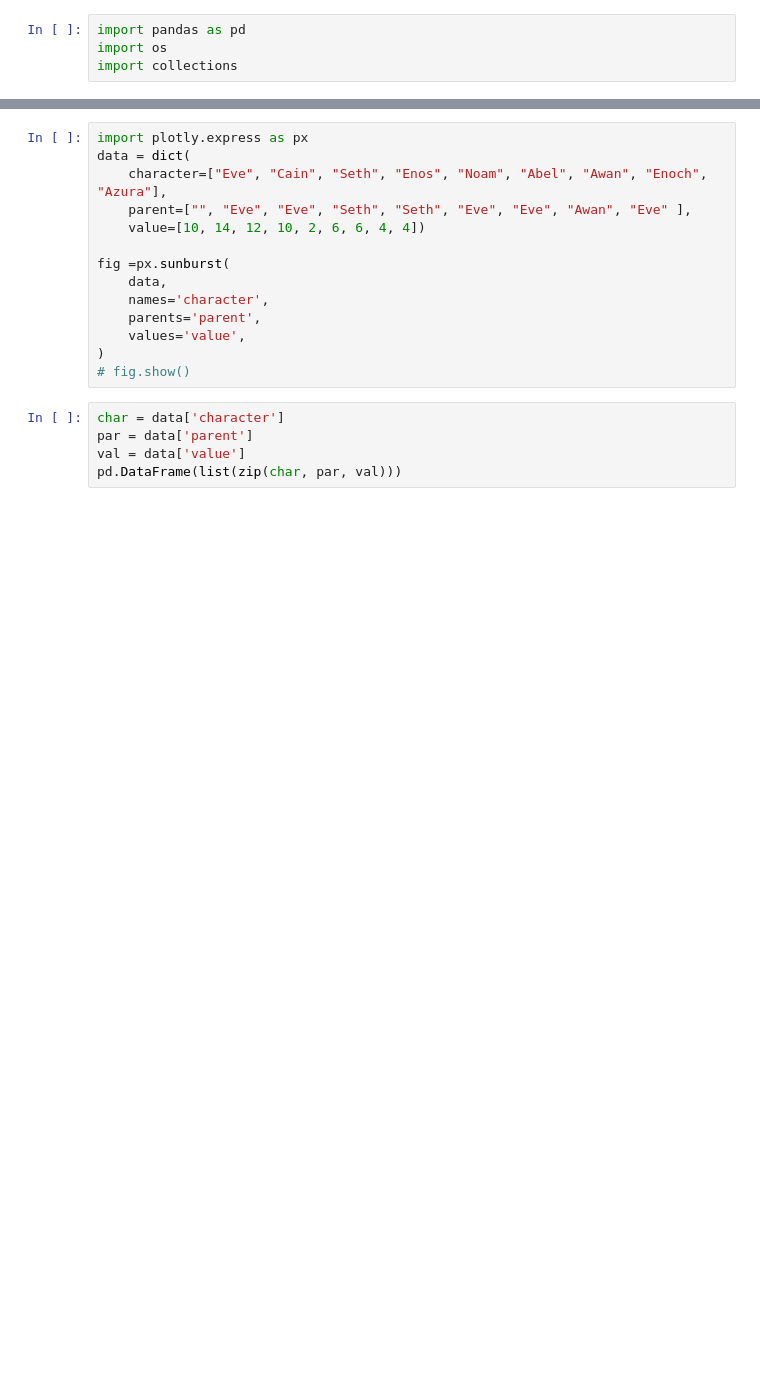
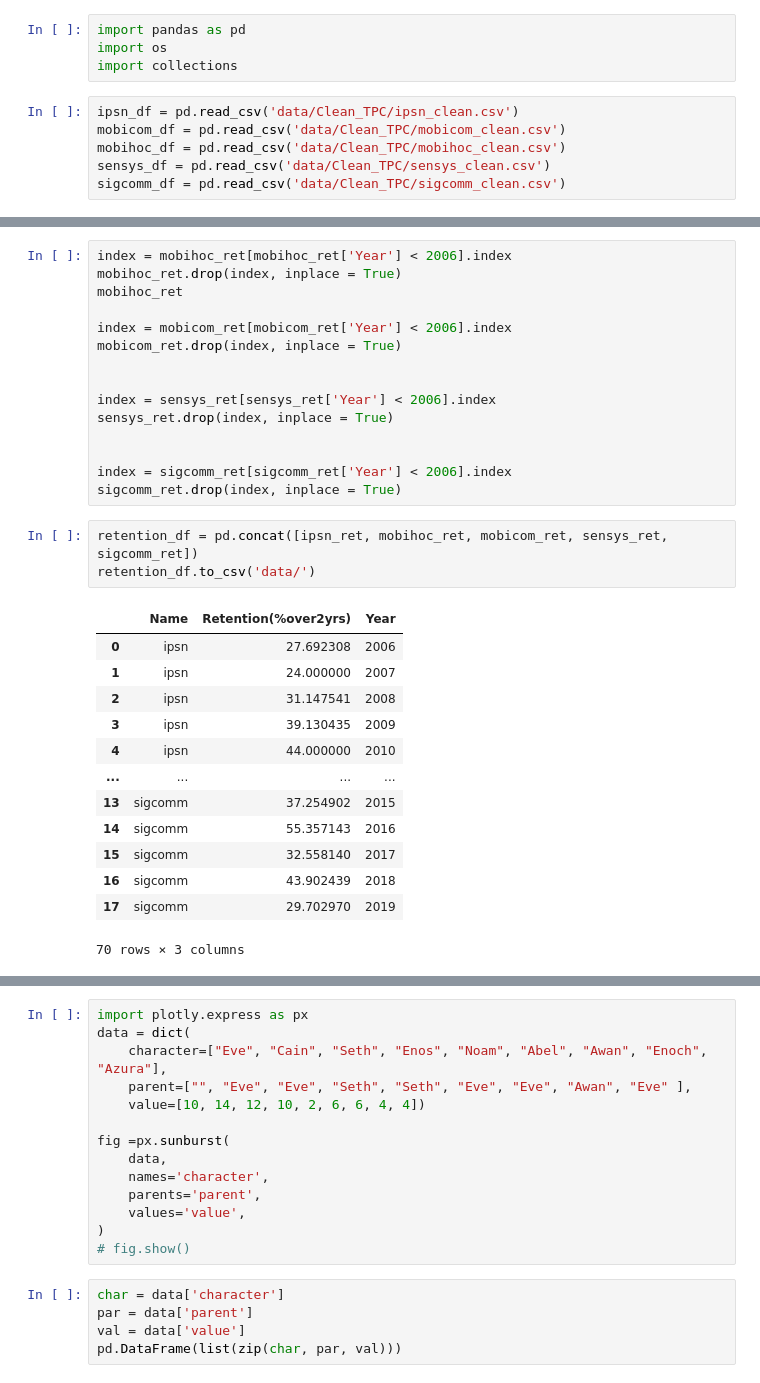
Before and after one commit to MistryWoman/Dashboard, a Jupyter notebook: top_authors.ipynb, the cells around one changed output, grey strips where cells are left out. Saved outputs shown, nothing was run; the diff lists cells and outputs as text; blank space fills up the shorter version.

Commit message:
finished creating the retention data file

```diff
--- a/top_authors.ipynb
+++ b/top_authors.ipynb
@@ -2,3 +2,9 @@
 import pandas as pd
 import os
 import collections
+# %%
+ipsn_df = pd.read_csv('data/Clean_TPC/ipsn_clean.csv')
+mobicom_df = pd.read_csv('data/Clean_TPC/mobicom_clean.csv')
+mobihoc_df = pd.read_csv('data/Clean_TPC/mobihoc_clean.csv')
+sensys_df = pd.read_csv('data/Clean_TPC/sensys_clean.csv')
+sigcomm_df = pd.read_csv('data/Clean_TPC/sigcomm_clean.csv')
@@ -4,0 +89,32 @@ import collections
+# %%
+index = mobihoc_ret[mobihoc_ret['Year'] < 2006].index
+mobihoc_ret.drop(index, inplace = True)
+mobihoc_ret
+
+index = mobicom_ret[mobicom_ret['Year'] < 2006].index
+mobicom_ret.drop(index, inplace = True)
+
+
+index = sensys_ret[sensys_ret['Year'] < 2006].index
+sensys_ret.drop(index, inplace = True)
+
+
+index = sigcomm_ret[sigcomm_ret['Year'] < 2006].index
+sigcomm_ret.drop(index, inplace = True)
+# %%
+retention_df = pd.concat([ipsn_ret, mobihoc_ret, mobicom_ret, sensys_ret, sigcomm_ret])
+retention_df.to_csv('data/')
+# %% [output]
+|  | Name | Retention(%over2yrs) | Year |
+| 0 | ipsn | 27.692308 | 2006 |
+| 1 | ipsn | 24.000000 | 2007 |
+| 2 | ipsn | 31.147541 | 2008 |
+| 3 | ipsn | 39.130435 | 2009 |
+| 4 | ipsn | 44.000000 | 2010 |
+| ... | ... | ... | ... |
+| 13 | sigcomm | 37.254902 | 2015 |
+| 14 | sigcomm | 55.357143 | 2016 |
+| 15 | sigcomm | 32.558140 | 2017 |
+| 16 | sigcomm | 43.902439 | 2018 |
+| 17 | sigcomm | 29.702970 | 2019 |
+70 rows × 3 columns
```
Also changed, not shown: parts of 4 cells of this notebook, 2 other files.
